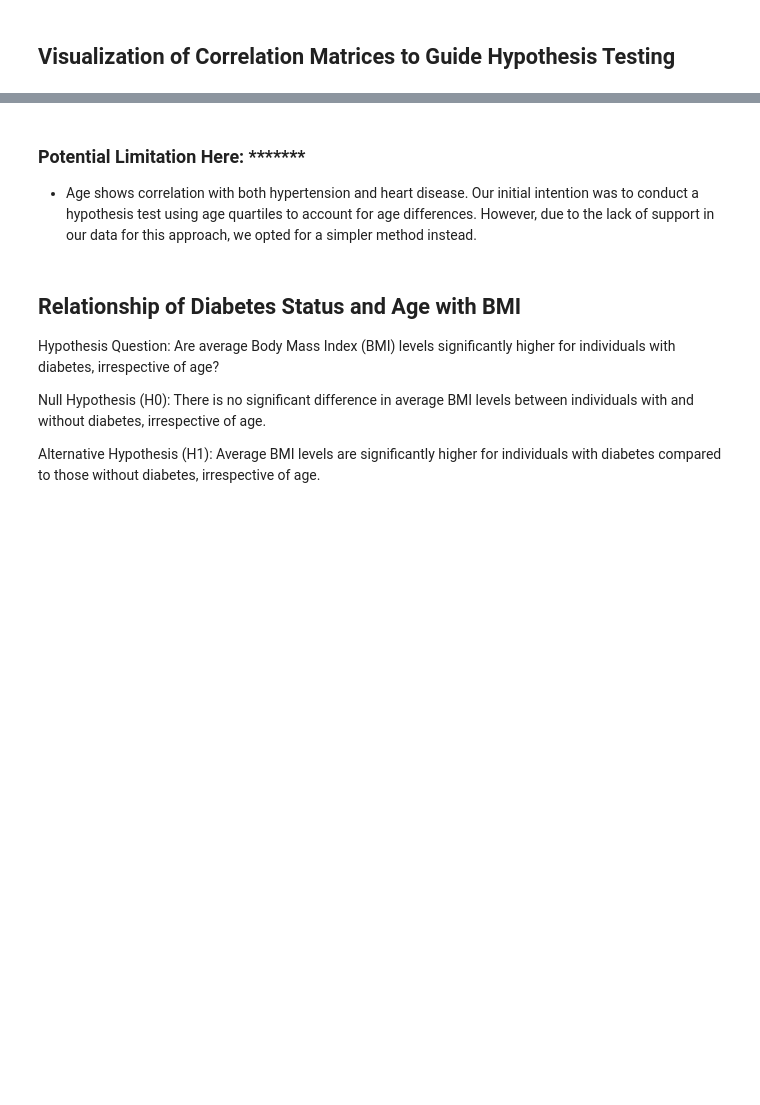
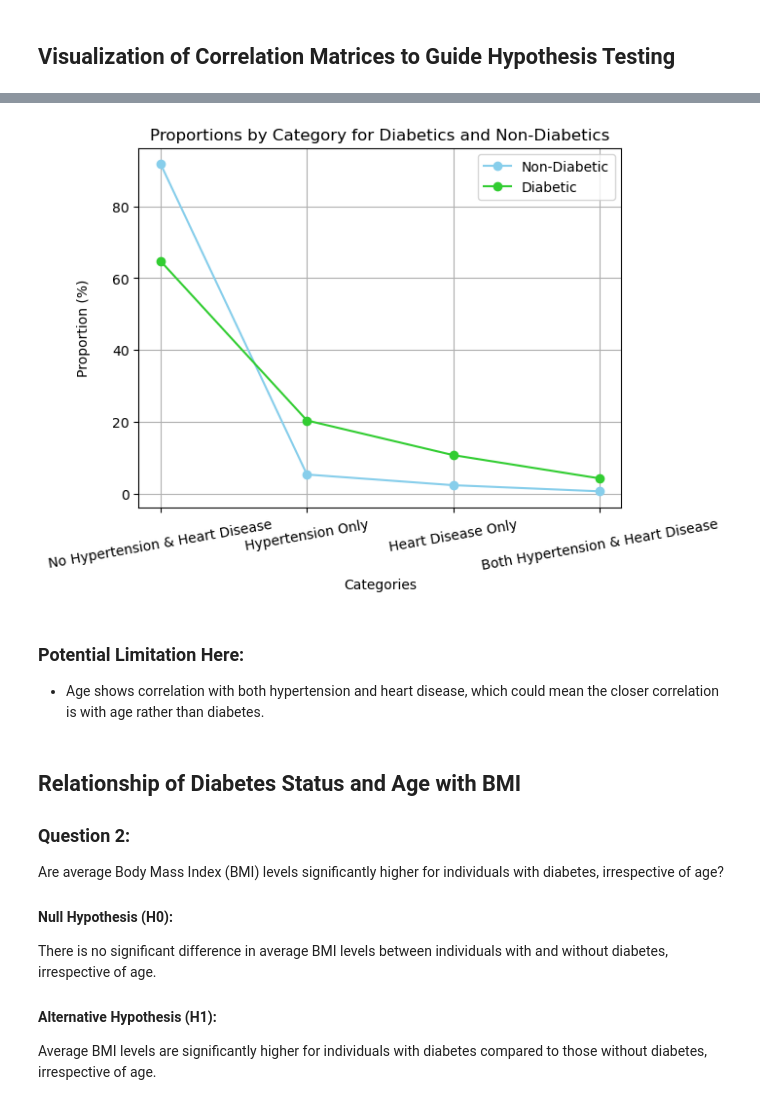
Before and after one commit to 10H-K/Diabetes_Data_Exploration, a Jupyter notebook: Diabetes Investigation.ipynb, the cells around one changed output, grey strips where cells are left out. Drawn from its saved outputs; the diff is of its cells as text; code cells hidden in the pictures; blank space fills up the shorter version.

Commit message:
Added Resource folder with csv, output folder for saved figures, updated notebook to save the figures to the output folder and altered the language in the question markdown sections.

```diff
--- a/Diabetes Investigation.ipynb
+++ b/Diabetes Investigation.ipynb
@@ -408,27 +605,30 @@ percentage_hd_htn_df
 # %%
 # Visualization Of Z-Test Results, Plot Creation
 plt.plot(percentage_hd_htn_df_index, percentage_non_diabetics_list, label='Non-Diabetic', marker='o', color='skyblue')
 plt.plot(percentage_hd_htn_df_index, percentage_diabetics_list, label='Diabetic', marker='o', color='limegreen')
 plt.xlabel('Categories')
-plt.xticks(rotation=20)
+plt.xticks(rotation=10)
 plt.ylabel('Proportion (%)\n')
 plt.title('Proportions by Category for Diabetics and Non-Diabetics')
 plt.legend()
 plt.grid(True)
+plt.savefig("output_data/percentage_by_category_ztest.png")
 plt.show()
+# %% [output]
+[figure, added]
 # %% [markdown]
-### Potential Limitation Here: *******
-- Age shows correlation with both hypertension and heart disease. Our initial intention was to conduct a hypothesis test using age quartiles to account for age differences. However, due to the lack of support in our data for this approach, we opted for a simpler method instead.
+### Potential Limitation Here:
+- Age shows correlation with both hypertension and heart disease, which could mean the closer correlation is with age rather than diabetes.
 # %% [markdown]
 ## Relationship of Diabetes Status and Age with BMI
 
-Hypothesis Question:
+### Question 2:
 Are average Body Mass Index (BMI) levels significantly higher for individuals with diabetes, irrespective of age?
 
-Null Hypothesis (H0):
+#### Null Hypothesis (H0):
 There is no significant difference in average BMI levels between individuals with and without diabetes, irrespective of age.
 
-Alternative Hypothesis (H1):
+#### Alternative Hypothesis (H1):
 Average BMI levels are significantly higher for individuals with diabetes compared to those without diabetes, irrespective of age.
 # %%
 # Create Grid For Set Of Subplots
```
Also changed, not shown: parts of 30 cells of this notebook, 11 other files.
